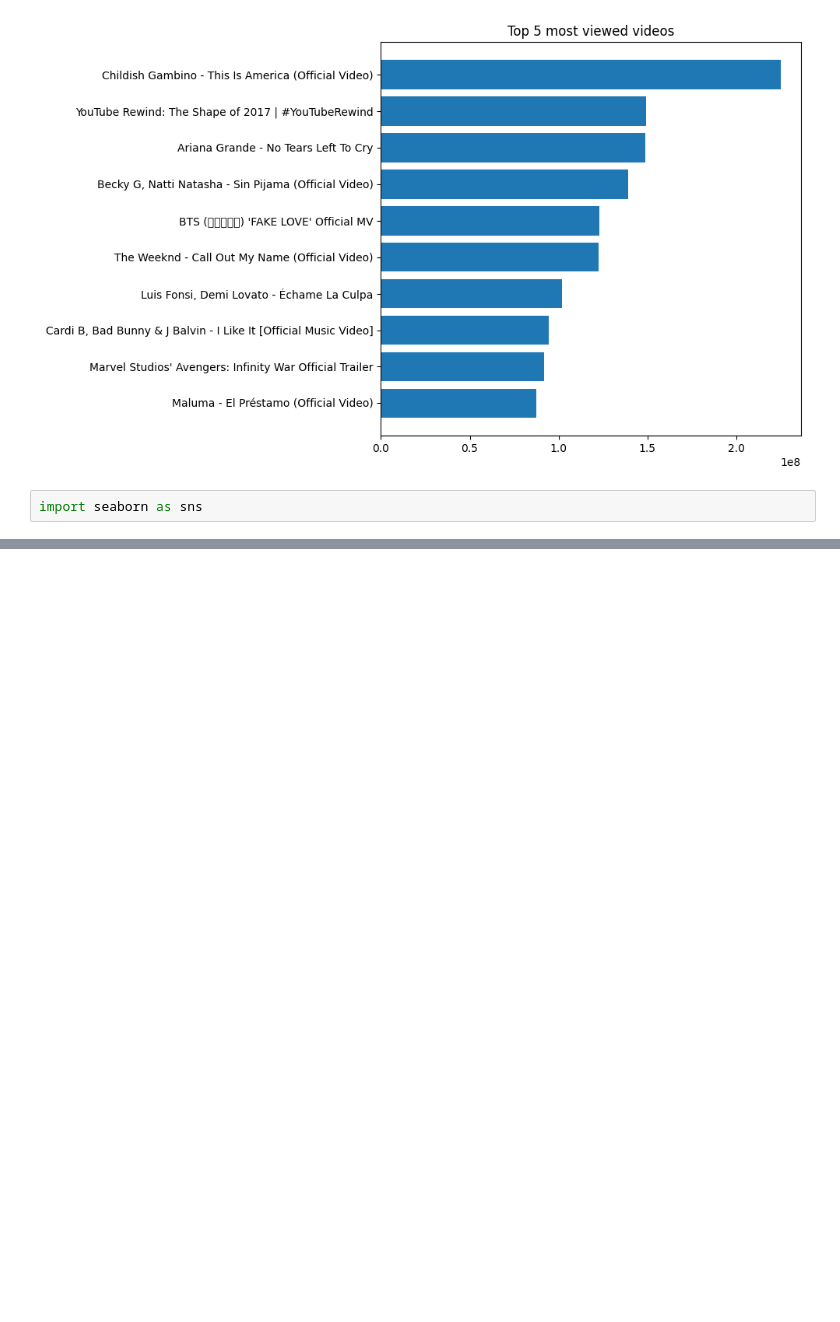
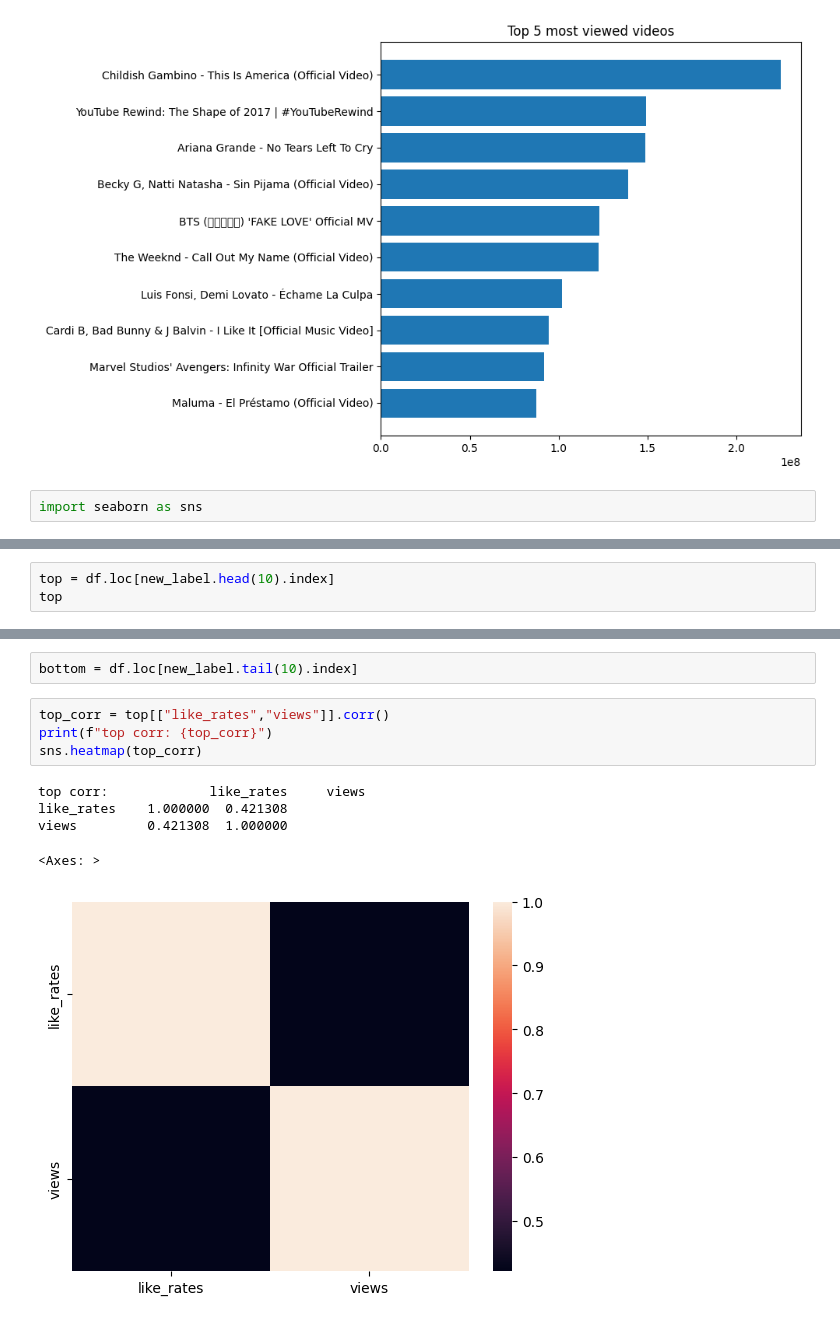
Before and after one commit to dipak1920basnet/YouTube_Video_Statistics, a Jupyter notebook: youtube.ipynb, the cells around one changed output, grey strips where cells are left out. Saved outputs shown, nothing was run; the diff lists cells and outputs as text; blank space fills up the shorter version.

```diff
--- a/youtube.ipynb
+++ b/youtube.ipynb
@@ -228,0 +266,3 @@ sns.heatmap(corr,cmap=["blue","green","orange","yellow"])
+# %%
+top = df.loc[new_label.head(10).index]
+top
@@ -228,0 +282,12 @@ sns.heatmap(corr,cmap=["blue","green","orange","yellow"])
+# %%
+bottom = df.loc[new_label.tail(10).index]
+# %%
+top_corr = top[["like_rates","views"]].corr()
+print(f"top corr: {top_corr}")
+sns.heatmap(top_corr)
+# %% [output]
+top corr:             like_rates     views
+like_rates    1.000000  0.421308
+views         0.421308  1.000000
+<Axes: >
+[figure, added]
```
Also changed, not shown: parts of 68 cells of this notebook, 12 other files.
